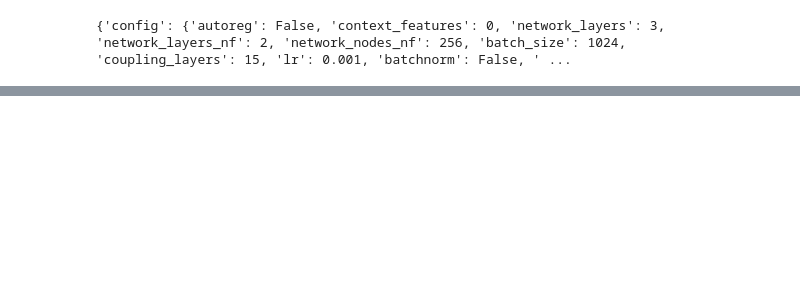
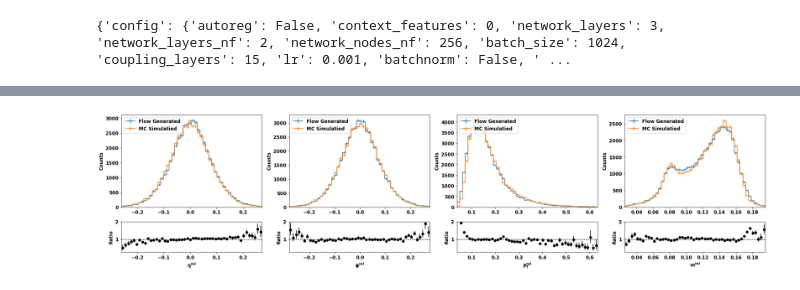
Before and after one commit to kaechb/LitJetNet, a Jupyter notebook: LitNF/plots-trafo-Neurips.ipynb, the cells around one changed output, grey strips where cells are left out. Saved outputs shown, nothing was run; the diff lists cells and outputs as text; code cells hidden in the pictures; blank space fills up the shorter version.

```diff
--- a/LitNF/plots-trafo-Neurips.ipynb
+++ b/LitNF/plots-trafo-Neurips.ipynb
@@ -278,7 +278,7 @@ class plotting_paper():
         # where the mass used to condition the flow is in the first 10% percentile of the simulated mass dist
         i=0
         k=0
-        fig,ax=plt.subplots(2,4,gridspec_kw={'height_ratios': [3, 1]},figsize=(20,5))
+        fig,ax=plt.subplots(2,4,gridspec_kw={'height_ratios': [3, 1]},figsize=(24,6))
         plt.suptitle(title,fontweight="bold")
         for v,name in zip(["eta","phi","pt","m"],[r"$\eta^{rel}$",r"$\phi^{rel}$",r"$p_T^{rel}$",r"$m^{rel}$"]):
 
@@ -288,7 +288,7 @@ class plotting_paper():
 
                 h=hist.Hist(hist.axis.Regular(bins,a,b))
                 h2=hist.Hist(hist.axis.Regular(bins,a,b))
-                h.fill(self.gen[:,i],weight=1/self.weight)
+                h.fill(self.gen[:,i])
                 h2.fill(self.test_set[:,i])
                 i+=1
             else:
@@ -323,7 +323,7 @@ class plotting_paper():
                 ax[1,k].set_xlim(a,b)
                 ax[0,k].set_ylabel("Counts",fontweight="bold" )
                 ax[1,k].set_ylabel("Ratio",fontweight="bold")
-
+                ax[0,k].legend(loc="upper left")
 #                 if plot_vline:
 #                        ax[0,k].legend(["Generated","Training","10% quantile Gen","10% quantile Sim"] )
 #                 else:
@@ -334,11 +334,13 @@ class plotting_paper():
                 plt.figure()
                 _,b,_=plt.hist(m_t,15,label="MC Simulated",alpha=0.5)
                 plt.hist(m,b,label="Flow Generated",alpha=0.5)
-                plt.legend()
+                plt.legend(loc="upper left")
             #hep.cms.label(data=False,lumi=None ,year=None,rlabel="",llabel="Private Work",ax=ax[0] )
 
 #             plt.xlabel(name)
             plt.tight_layout(pad=1)
+
+
             k+=1
         if save:
             if v!="m":
@@ -720,19 +658,0 @@ plt.legend()
-# %%
-model.n_dim=3
-t=data_module_t.data[:,:90].reshape(-1,30,3)
-mask_t=data_module_t.data[:,90:].bool()
-t=model.scale(t,mask_t)
-q=data_module_q.data[:,:90].reshape(-1,30,3)
-mask_q=data_module_q.data[:,90:].bool()
-q=model.scale(q,mask_q)
-g=data_module_g.data[:,:90].reshape(-1,30,3)
-mask_g=data_module_g.data[:,90:].bool()
-g=model.scale(g,mask_g)
-fig,ax=plt.subplots(5,6,figsize=(20,20))
-for i in range(30):
-    _,bins,_=ax[i//6,i%6].hist(t[:,i,2].numpy(),bins=40,label="t",histtype="step")
-    ax[i//6,i%6].hist(q[:,i,2].numpy(),bins=bins,label="q",histtype="step")
-    ax[i//6,i%6].hist(g[:,i,2].numpy(),bins=bins,label="g",histtype="step")
-    ax[i//6,i%6].legend()
-plt.suptitle(r"Jet Particles ordered by $p_T$ distribution")
-plt.tight_layout()
@@ -883,0 +659,11 @@ for key in ["batch_size","sched","opt","lr_g","mass","freq","wgan","hidden","num
+# %%
+m_t = mass(
+        true_scaled[:, : model.n_dim * model.n_part].to(model.device),
+        model.config["canonical"],
+    ).cpu()
+m_gen = mass(z_scaled[:, : model.n_dim * model.n_part], model.config["canonical"]).cpu()
+m_c = mass(fake_scaled[:, : model.n_dim * model.n_part], model.config["canonical"]).cpu()
+plot=plotting_paper(true_scaled,fake_scaled,config,0,"t",model=model)
+plot.plot_mass(m_c,m_t,save=False,quantile=False,bins=50,plot_vline=False,title="")
+# %% [output]
+[figure, added]
```
Also changed, not shown: parts of 14 cells of this notebook.
